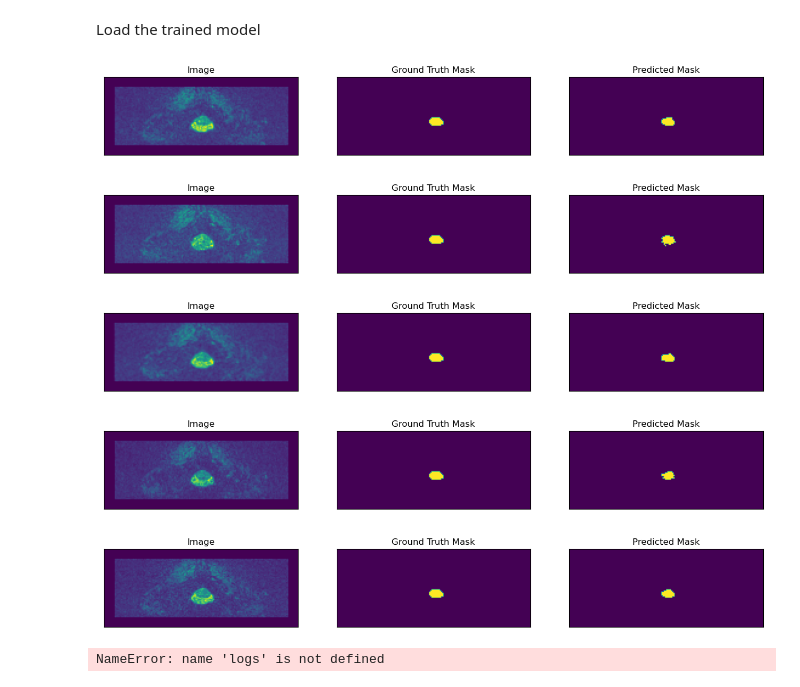
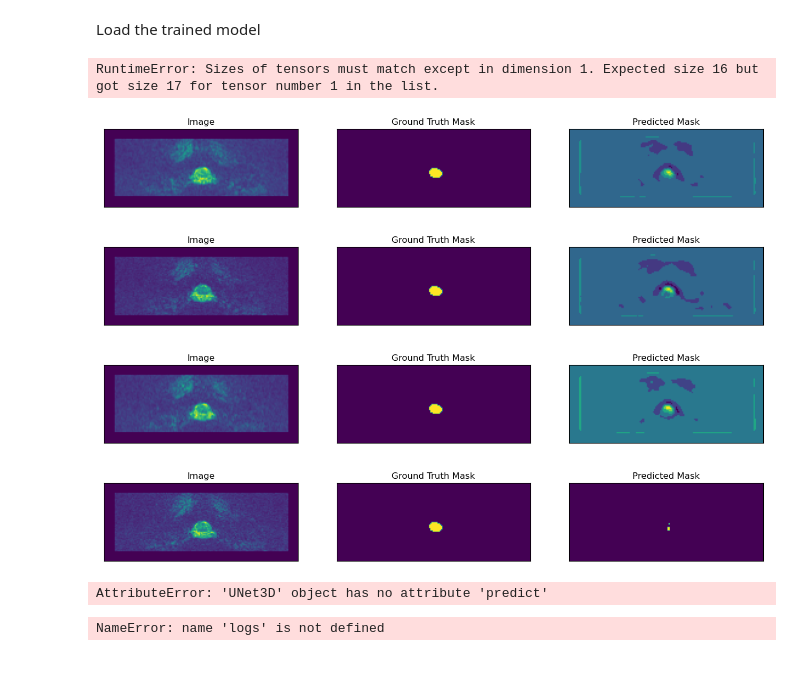
Before and after one commit to TimXdang/SpinalcordSeg, a Jupyter notebook: Playground_2.ipynb, the cells around one changed output. Drawn from its saved outputs; the diff is of its cells as text; code cells hidden in the pictures.

```diff
--- a/Playground_2.ipynb
+++ b/Playground_2.ipynb
@@ -245,12 +245,12 @@ class SpinalCordDataset(Dataset):
 
     def __getitem__(self, idx):
         img_file = self.img_files[idx]
-        image = img_file#.data
+        image = img_file.data
         label = self.img_labels[idx].data
         if self.transform:
             image = self.history_transforms[idx](image)#.reshape(1,160,-1)
         if self.target_transform:
-            label = self.target_transform(label).reshape(1,160,-1)
+            label = self.target_transform(label)#.reshape(1,160,-1)
         return image, label
 
 #     def get_applied_transforms(self):
@@ -306,6 +306,8 @@ for img in image_files:
     image_labels.append(tio.LabelMap(label_path))
 # %%
 dataset = SpinalCordDataset(image_labels, image_files, tio.CropOrPad((160, 64, 35)), tio.CropOrPad((160, 64, 35)))
+# %%
+dataset = SpinalCordDataset(image_labels, image_files, tio.CropOrPad((160, 64, 40)), tio.CropOrPad((160, 64, 40)))
 # %%
 dataset[0][0].apply_inverse_transform
 # %% [output]
@@ -327,3 +330,5 @@ created_model = torch.load('../../output3/k_cross.pth')
+# %%
+model3d = torch.load('3d.pth')
 # %%
 test_epoch = smpu.train.ValidEpoch(
     model=created_model,
@@ -333,6 +338,17 @@ test_epoch = smpu.train.ValidEpoch(
 )
 
 logs = test_epoch.run(test_loader)
+# %%
+test_epoch = ValidEpoch(
+    model=created_model,
+    loss=loss,
+    metrics=metrics,
+    device=DEVICE,
+)
+
+logs = test_epoch.run(test_loader)
+# %% [output]
+RuntimeError: Sizes of tensors must match except in dimension 1. Expected size 16 but got size 17 for tensor number 1 in the list.
 # %%
 def visualize(**images):
     """PLot images in one row."""
@@ -345,3 +361,29 @@ def visualize(**images):
         plt.title(' '.join(name.split('_')).title())
         plt.imshow(np.swapaxes(image, 0, 1))
     plt.show()
+# %%
+value = 0.5
+for i in range(3):
+    n = np.random.choice(len(dataset))
+
+    image_vis = dataset[n][0].reshape(160, 64, 40)
+    image, gt_mask = dataset[n]
+
+    gt_mask = gt_mask.reshape(160,64,40)
+
+    x_tensor = image.to(DEVICE).unsqueeze(0)
+    model3d.eval()
+    pr_mask = model3d.forward(x_tensor)
+    pr_mask = (pr_mask.squeeze().cpu().detach().numpy().round()).reshape(160,64,40)
+#     pr_mask[pr_mask < value] = 0
+#     pr_mask[pr_mask > value] = 1
+
+    visualize(
+        image=image_vis[:,:,12],
+        ground_truth_mask=gt_mask[:,:,12],
+        predicted_mask=pr_mask[:,:,12]
+    )
+# %% [output]
+[figure, added]
+[figure, added]
+[figure, added]
@@ -348,15 +397,23 @@ def visualize(**images):
+# %%
+visualize(
+        image=image_vis[:,:,12],
+        ground_truth_mask=gt_mask[:,:,12],
+        predicted_mask=pr_mask[:,:,12]
+    )
+# %% [output]
+[figure, added]
 # %%
 for i in range(5):
     n = np.random.choice(len(dataset))
 
-    image_vis = dataset[n][0].reshape(160, 64, 35)
+    image_vis = dataset[n][0].reshape(160, 64, 40)
     image, gt_mask = dataset[n]
 
-    gt_mask = gt_mask.reshape(160,64,35)
+    gt_mask = gt_mask.reshape(160,64,40)
 
     x_tensor = image.to(DEVICE).unsqueeze(0)
     pr_mask = created_model.predict(x_tensor)
-    pr_mask = (pr_mask.squeeze().cpu().numpy().round()).reshape(160,64,35)
+    pr_mask = (pr_mask.squeeze().cpu().numpy().round()).reshape(160,64,40)
 
     visualize(
         image=image_vis[:,:,12],
@@ -364,11 +421,7 @@ for i in range(5):
         predicted_mask=pr_mask[:,:,12]
     )
 # %% [output]
-[figure, removed]
-[figure, removed]
-[figure, removed]
-[figure, removed]
-[figure, removed]
+AttributeError: 'UNet3D' object has no attribute 'predict'
 # %%
 1-logs['dice_loss']
 # %% [output]
```
Also changed, not shown: parts of 19 cells of this notebook, 4 other files.
